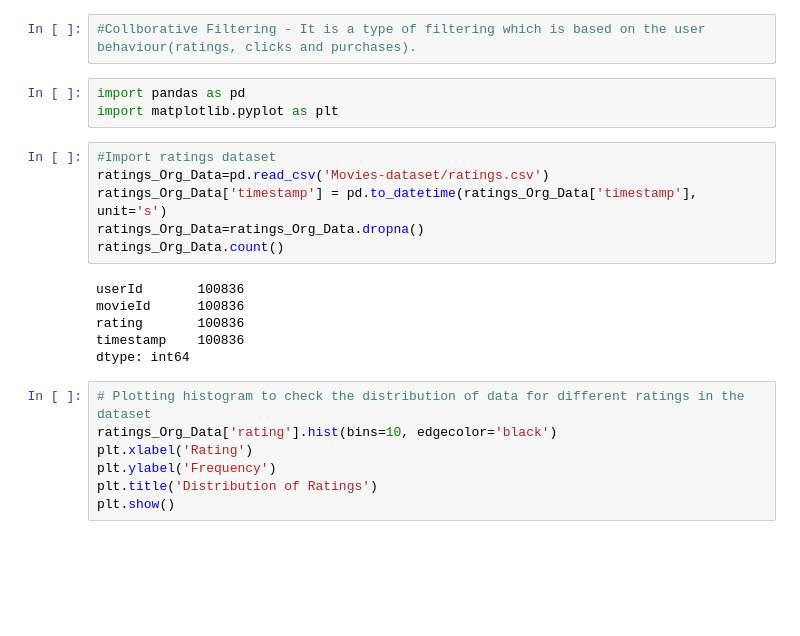
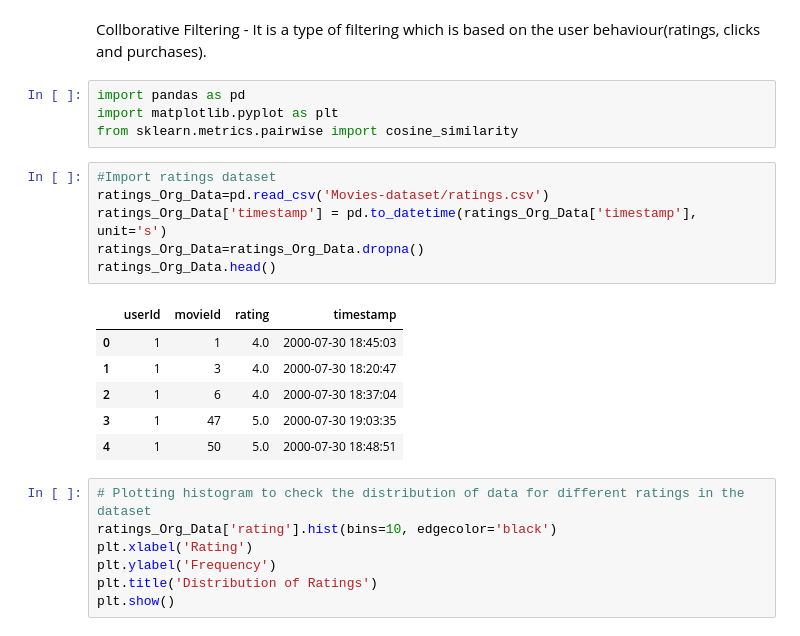
Before and after one commit to nirajGirase08/Recommender-System, a Jupyter notebook: Recommender.ipynb, the cells around one changed output. Saved outputs shown, nothing was run; the diff lists cells and outputs as text; blank space fills up the shorter version.

```diff
--- a/Recommender.ipynb
+++ b/Recommender.ipynb
@@ -1,20 +1,22 @@
-# %%
-#Collborative Filtering - It is a type of filtering which is based on the user behaviour(ratings, clicks and purchases).
+# %% [markdown]
+Collborative Filtering - It is a type of filtering which is based on the user behaviour(ratings, clicks and purchases).
 # %%
 import pandas as pd
 import matplotlib.pyplot as plt
+from sklearn.metrics.pairwise import cosine_similarity
 # %%
 #Import ratings dataset
 ratings_Org_Data=pd.read_csv('Movies-dataset/ratings.csv')
 ratings_Org_Data['timestamp'] = pd.to_datetime(ratings_Org_Data['timestamp'], unit='s')
 ratings_Org_Data=ratings_Org_Data.dropna()
-ratings_Org_Data.count()
+ratings_Org_Data.head()
 # %% [output]
-userId       100836
-movieId      100836
-rating       100836
-timestamp    100836
-dtype: int64
+|  | userId | movieId | rating | timestamp |
+| 0 | 1 | 1 | 4.0 | 2000-07-30 18:45:03 |
+| 1 | 1 | 3 | 4.0 | 2000-07-30 18:20:47 |
+| 2 | 1 | 6 | 4.0 | 2000-07-30 18:37:04 |
+| 3 | 1 | 47 | 5.0 | 2000-07-30 19:03:35 |
+| 4 | 1 | 50 | 5.0 | 2000-07-30 18:48:51 |
 # %%
 # Plotting histogram to check the distribution of data for different ratings in the dataset
 ratings_Org_Data['rating'].hist(bins=10, edgecolor='black')
```
Also changed, not shown: parts of 8 cells of this notebook.
